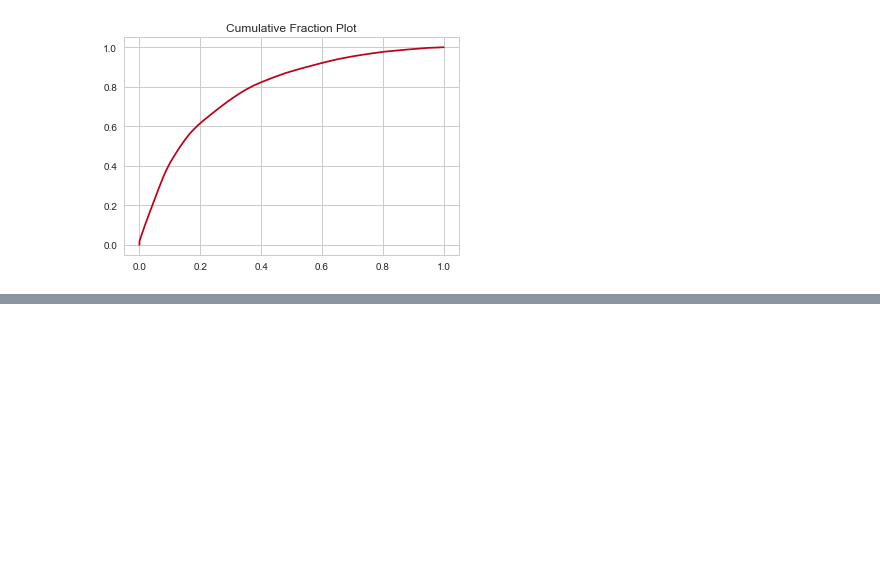
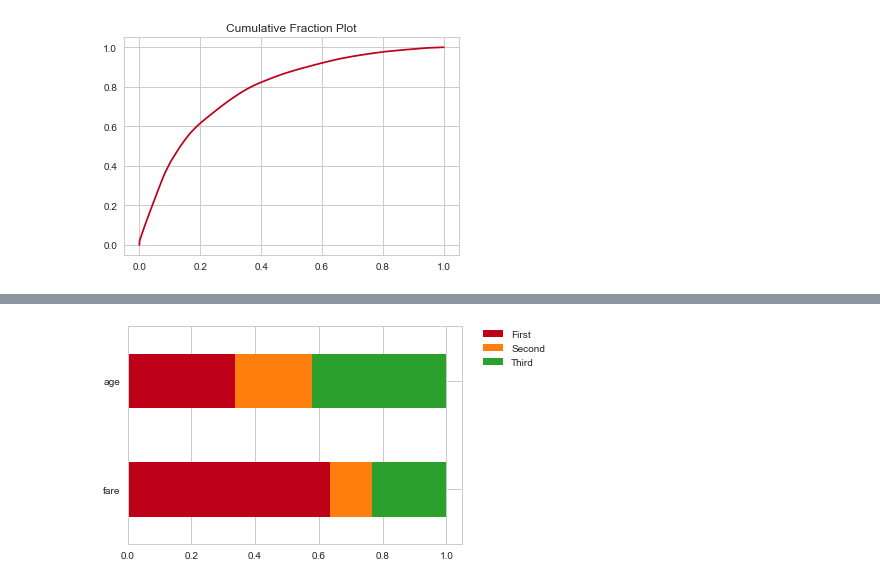
Before and after one commit to crazycodingcat/python_EDA_toolbox, a Jupyter notebook: plotting.ipynb, the cells around one changed output, grey strips where cells are left out. Saved outputs shown, nothing was run; the diff lists cells and outputs as text; code cells hidden in the pictures; blank space fills up the shorter version.

```diff
--- a/plotting.ipynb
+++ b/plotting.ipynb
@@ -152,0 +202,4 @@ plot_fraction(df.fare, x_cumulative=True, x_percentage=True)
+# %%
+plot_bar_ratio(df, by='class', cols=['fare', 'age'])
+# %% [output]
+[figure, added]
```
Also changed, not shown: parts of 15 cells of this notebook, 2 other files.
